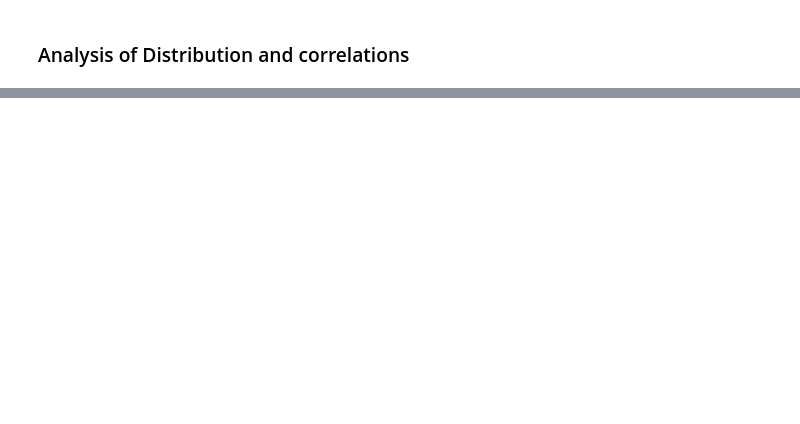
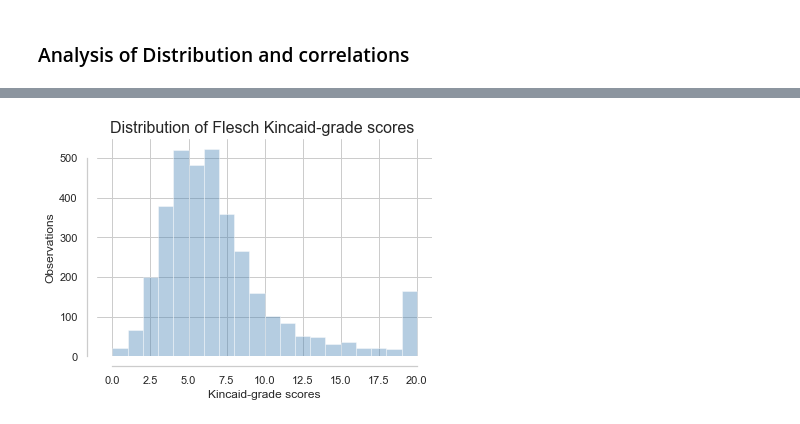
Before and after one commit to Daesparz/Capstone1, a Jupyter notebook: Data_Analysis/Extension_Exploratory_Data_Analysis.ipynb, the cells around one changed output, grey strips where cells are left out. Drawn from its saved outputs; the diff is of its cells as text; code cells hidden in the pictures; blank space fills up the shorter version.

```diff
--- a/Data_Analysis/Extension_Exploratory_Data_Analysis.ipynb
+++ b/Data_Analysis/Extension_Exploratory_Data_Analysis.ipynb
@@ -591,0 +588,5 @@ p_value = 0.9183208139579468
+# %%
+print('WALF WOLFOWITZ REPORT AFTER OVERSAMPLING\n-----------------------------------------------------------------')
+for col in X_res.iloc[:, 21:]:
+    p_value = wald_wolfowitz_report(X_res[col], 0.05, col)
+    print('p_value = {}\n-----------------------------------------------------------------'.format(p_value))
@@ -591,0 +648,16 @@ p_value = 0.9183208139579468
+# %%
+readability_limits = {'flesch': [0, 100],
+                      'kincaid_grade': [0, 20],
+                      'ari': [1, 14],
+                      'dale_chall_readability': [0, 9.9]}
+# %%
+def filter_edge_values(s, lower, upper):
+    if s > upper:
+        s = upper
+    elif s < lower:
+        s = lower
+    return s
+# %%
+for col in df_Reviews.columns:
+    if col in list(readability_limits.keys()):
+        df_Reviews[col+'_corrected'] = df_Reviews[col].apply(filter_edge_values, args=(readability_limits[col][0], readability_limits[col][1]))
@@ -593,0 +694,8 @@ p_value = 0.9183208139579468
+# %%
+_ = sns.distplot(df_Reviews.kincaid_grade_corrected, bins=20, kde=False, color='steelblue')
+_ = sns.despine(offset=10, trim=True)
+_ = plt.xlabel('Kincaid-grade scores', size=12)
+_ = plt.ylabel('Observations', size=12)
+_ = plt.title('Distribution of Flesch Kincaid-grade scores ', size=16)
+# %% [output]
+[figure, added]
```
Also changed, not shown: parts of 47 cells of this notebook.
